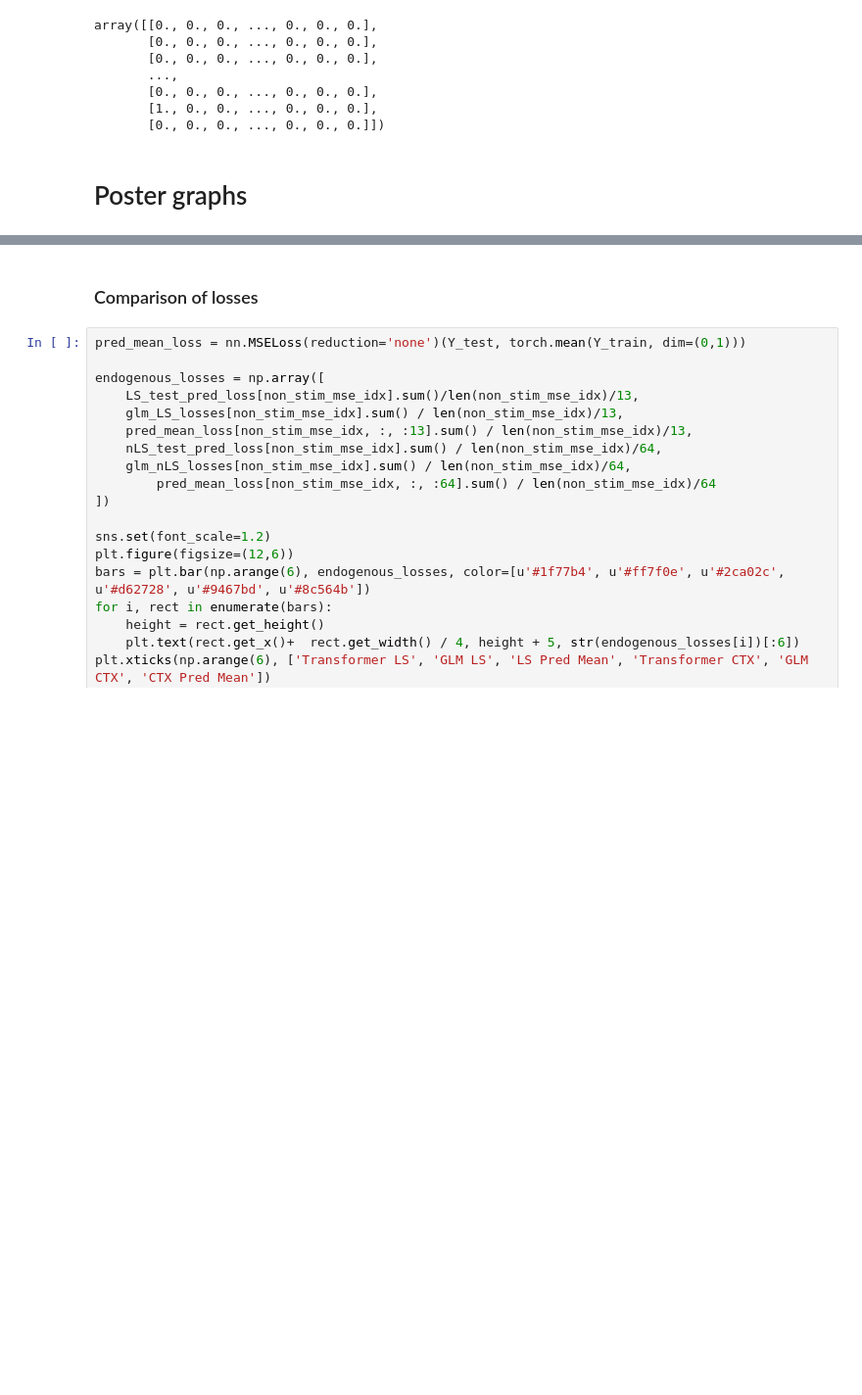
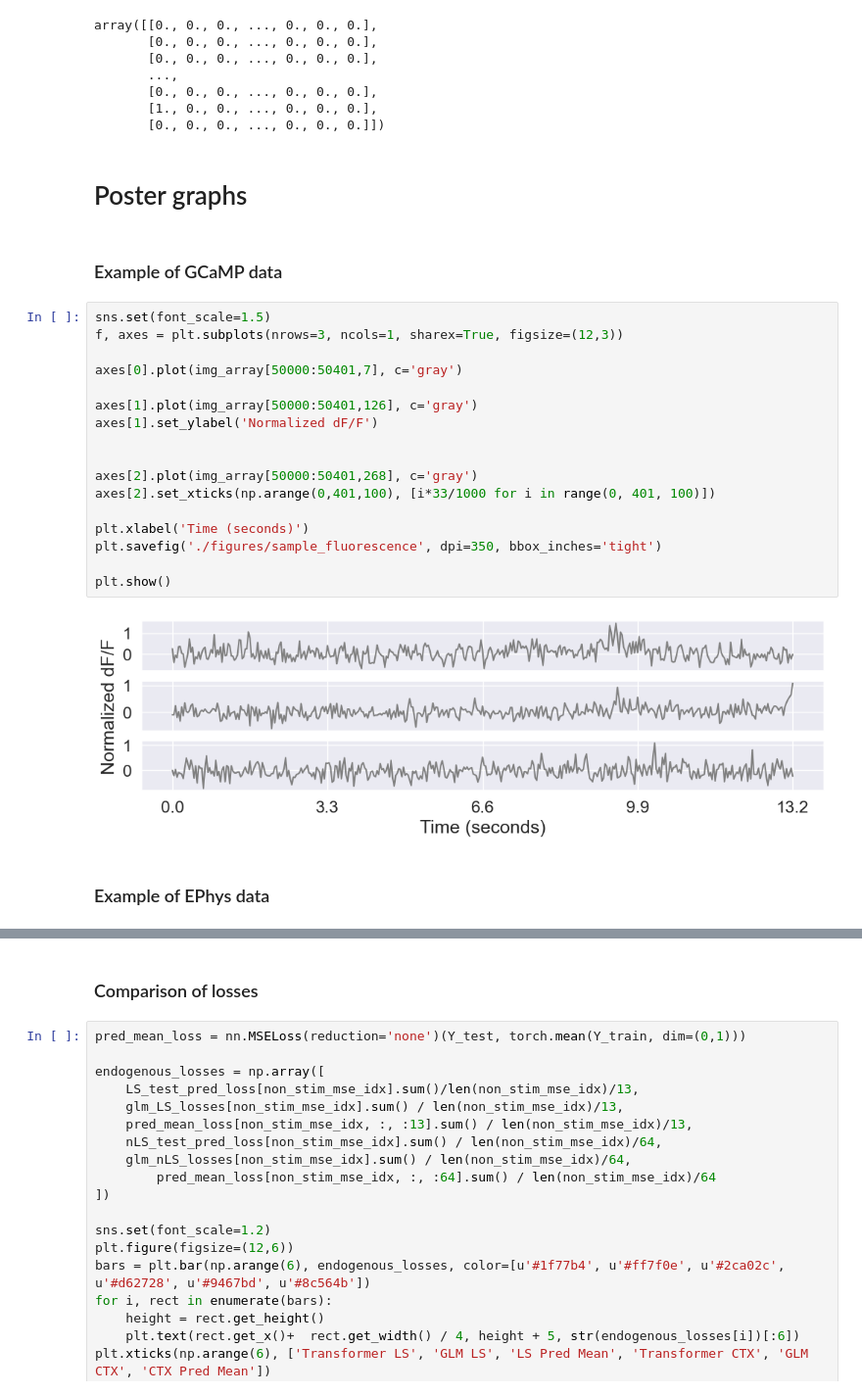
Before and after one commit to cngzlsh/approx_brain, a Jupyter notebook: poster.ipynb, the cells around one changed output, grey strips where cells are left out. Shown at 98% size. Drawn from its saved outputs; the diff is of its cells as text; blank space fills up the shorter version.

Commit message:
generated_more_figures

```diff
--- a/poster.ipynb
+++ b/poster.ipynb
@@ -655,3 +732,26 @@ array([[0., 0., 0., ..., 0., 0., 0.],
        [0., 0., 0., ..., 0., 0., 0.]])
 # %% [markdown]
 # Poster graphs
+# %% [markdown]
+### Example of GCaMP data
+# %%
+sns.set(font_scale=1.5)
+f, axes = plt.subplots(nrows=3, ncols=1, sharex=True, figsize=(12,3))
+
+axes[0].plot(img_array[50000:50401,7], c='gray')
+
+axes[1].plot(img_array[50000:50401,126], c='gray')
+axes[1].set_ylabel('Normalized dF/F')
+
+
+axes[2].plot(img_array[50000:50401,268], c='gray')
+axes[2].set_xticks(np.arange(0,401,100), [i*33/1000 for i in range(0, 401, 100)])
+
+plt.xlabel('Time (seconds)')
+plt.savefig('./figures/sample_fluorescence', dpi=350, bbox_inches='tight')
+
+plt.show()
+# %% [output]
+[figure, added]
+# %% [markdown]
+### Example of EPhys data
```
Also changed, not shown: parts of 8 cells of this notebook, 6 other files.
